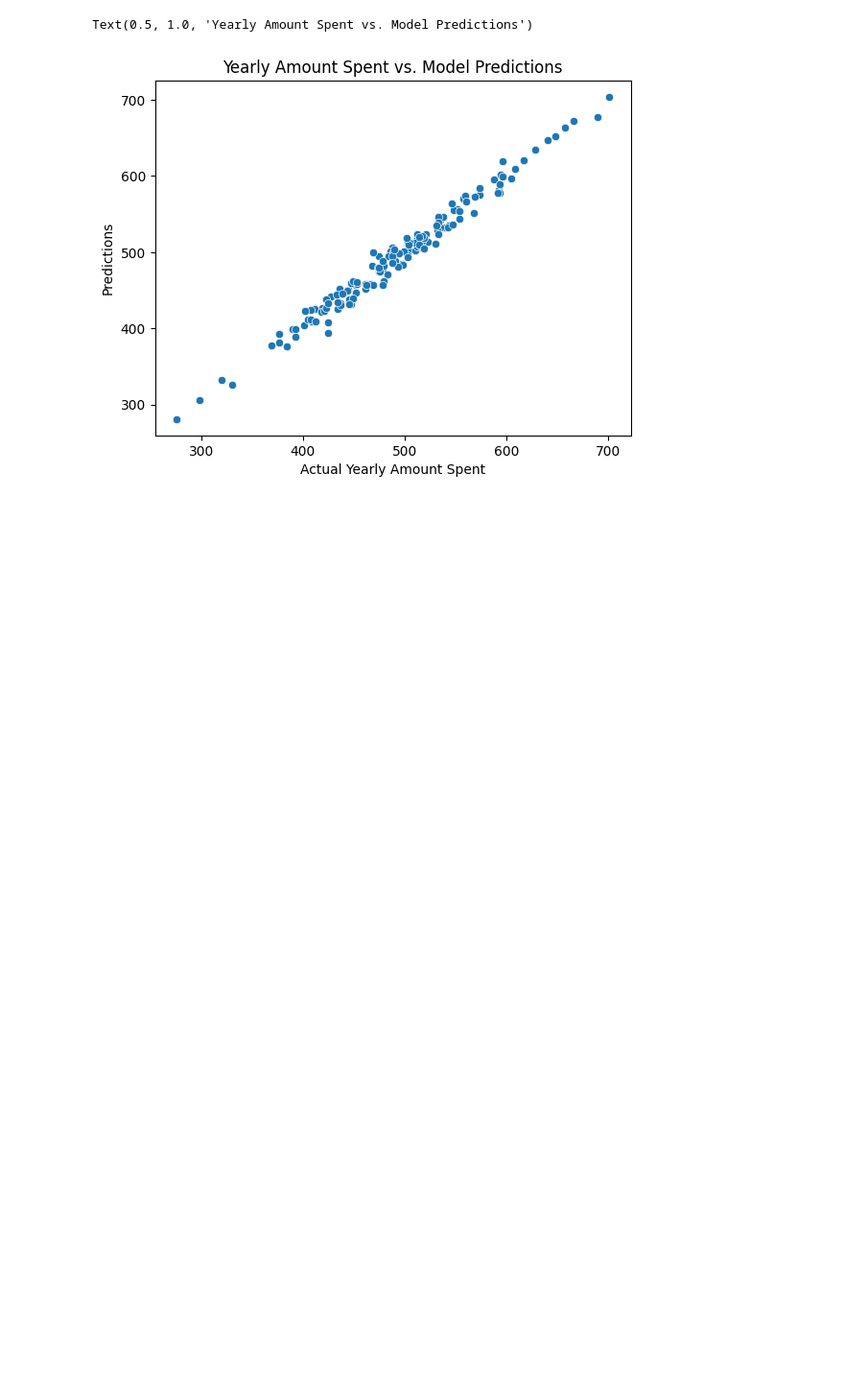
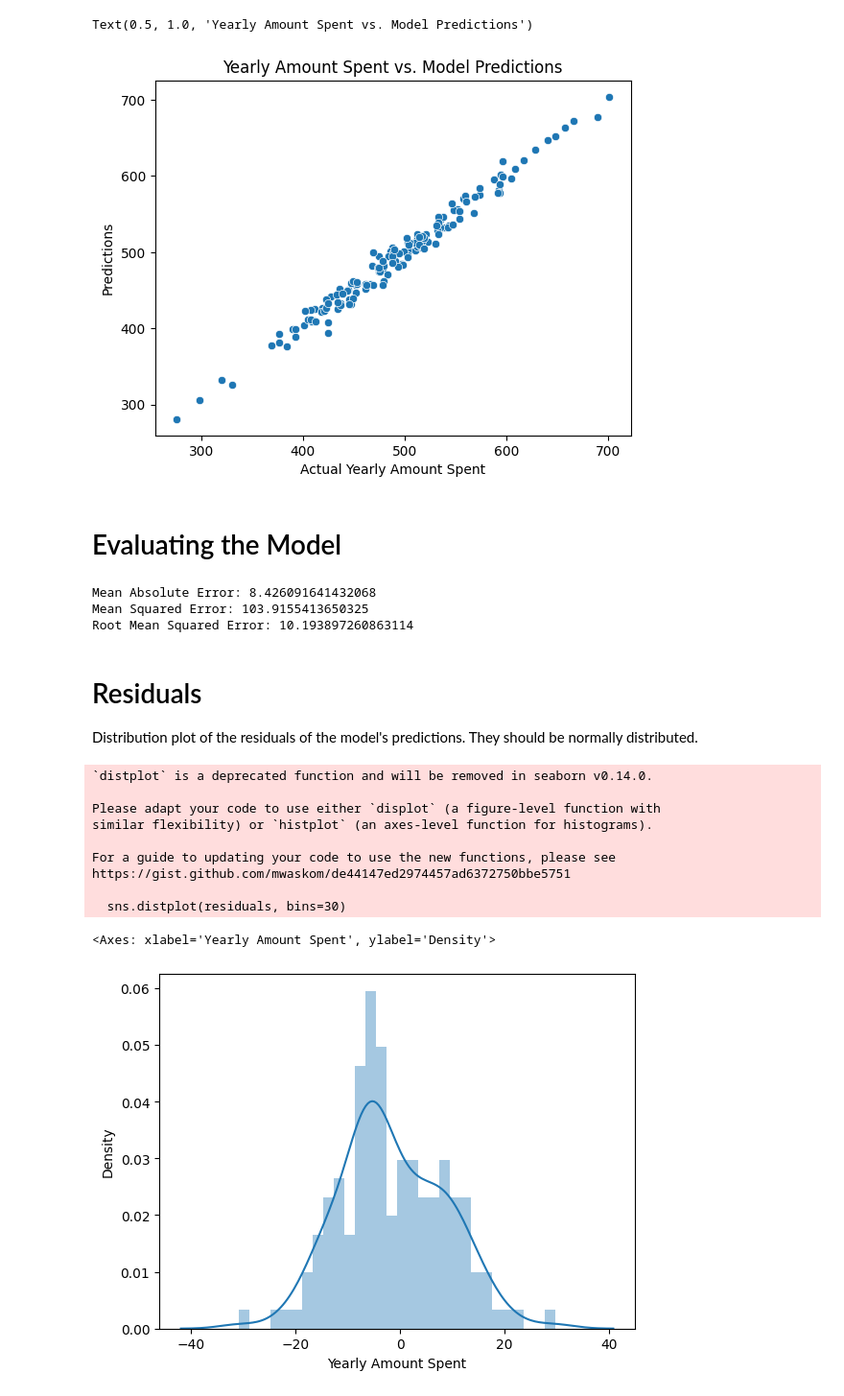
Before and after one commit to Kushal-Micky/machine_learning_yt_videos, a Jupyter notebook: linear_regresson/linear_regression.ipynb, the cells around one changed output. Shown at 96% size. Cells and saved outputs as stored; diff of their text form; code cells hidden in the pictures; blank space fills up the shorter version.

```diff
--- a/linear_regresson/linear_regression.ipynb
+++ b/linear_regresson/linear_regression.ipynb
@@ -175,3 +203,35 @@ plt.title('Yearly Amount Spent vs. Model Predictions')
 # %% [output]
 Text(0.5, 1.0, 'Yearly Amount Spent vs. Model Predictions')
 [figure]
+# %% [markdown]
+# Evaluating the Model
+# %%
+from sklearn.metrics import mean_squared_error, mean_absolute_error
+import math
+
+
+print('Mean Absolute Error:',mean_absolute_error(y_test, predictions))
+print('Mean Squared Error:',mean_squared_error(y_test, predictions))
+print('Root Mean Squared Error:',math.sqrt(mean_squared_error(y_test, predictions)))
+# %% [output]
+Mean Absolute Error: 8.426091641432068
+Mean Squared Error: 103.9155413650325
+Root Mean Squared Error: 10.193897260863114
+# %% [markdown]
+# Residuals
+Distribution plot of the residuals of the model's predictions. They should be normally distributed.
+# %%
+residuals = y_test-predictions
+sns.distplot(residuals, bins=30)
+# %% [output]
+`distplot` is a deprecated function and will be removed in seaborn v0.14.0.
+
+Please adapt your code to use either `displot` (a figure-level function with
+similar flexibility) or `histplot` (an axes-level function for histograms).
+
+For a guide to updating your code to use the new functions, please see
+https://gist.github.com/mwaskom/de44147ed2974457ad6372750bbe5751
+
+  sns.distplot(residuals, bins=30)
+<Axes: xlabel='Yearly Amount Spent', ylabel='Density'>
+[figure, added]
```
Also changed, not shown: parts of 4 cells of this notebook.
